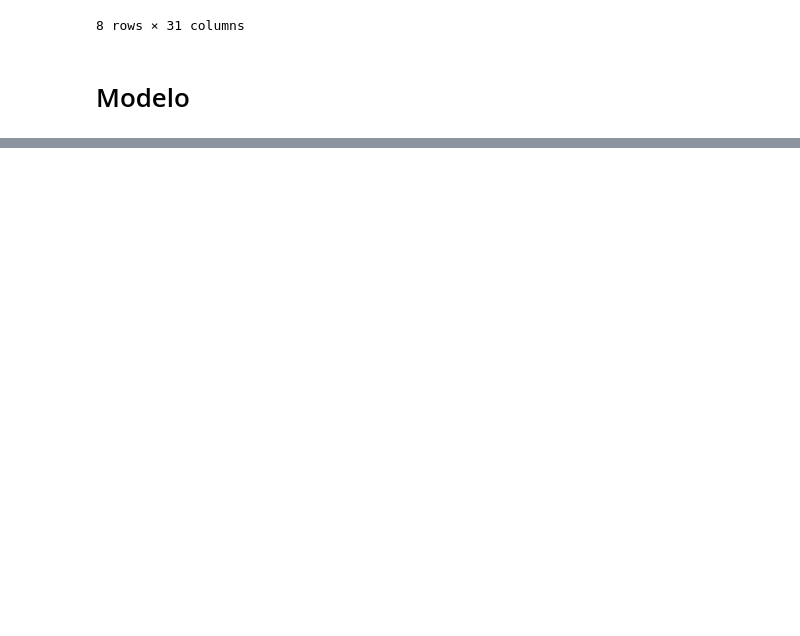
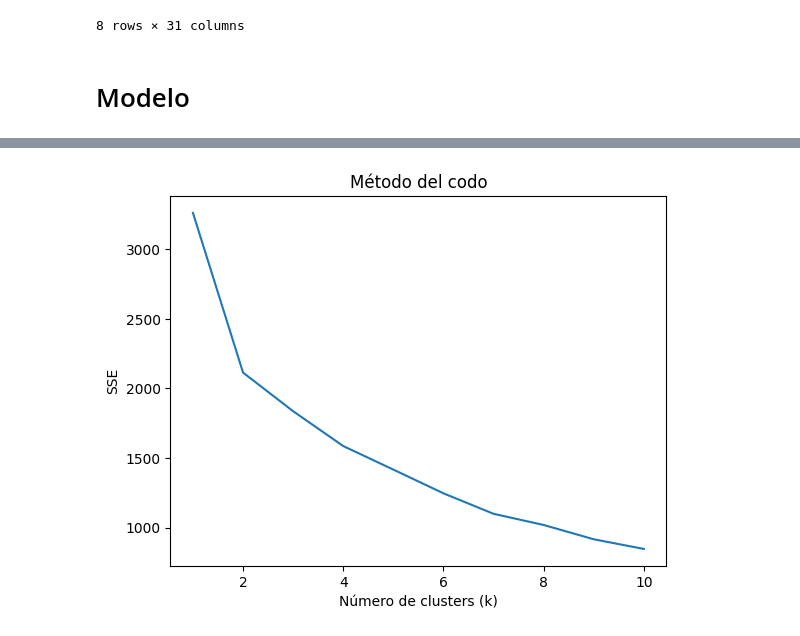
Before and after one commit to pcorner10/prep_2023, a Jupyter notebook: model.ipynb, the cells around one changed output, grey strips where cells are left out. Cells and saved outputs as stored; diff of their text form; code cells hidden in the pictures; blank space fills up the shorter version.

Commit message:
kmeans

```diff
--- a/model.ipynb
+++ b/model.ipynb
@@ -128,6 +128,12 @@ df_full.replace([np.nan], 0, inplace=True)
 
 df_full.dropna(subset="Depth",inplace=True)
 df_full.drop(columns=["CVEGEO","area"], inplace=True)
+# %%
+# Calcular la cantidad de agua acumulada por área durante la tormenta
+df_full["acum_agua"] = df_full["Depth"] * df_full["area"]
+
+# Calcular el índice de riesgo basado en la cantidad de agua acumulada y la densidad poblacional
+df_full["riesgo"] = np.where(df_full["POBTOT"] == 0, 0, df_full["acum_agua"] / df_full["POBTOT"])
 # %%
 df_full.describe()
 # %% [output]
@@ -222,0 +366,27 @@ NameError: name 'train_data' is not defined
+# %%
+# Aplicar el método del codo para encontrar el valor óptimo de k
+sse = [] # lista vacía para guardar los valores de SSE
+k_range = range(1,11) # rango de valores posibles de k (de 1 a 10)
+for k in k_range:
+    modelo = KMeans(n_clusters=k) # inicializar el modelo con k clusters
+    modelo.fit(datos_norm) # ajustar el modelo a los datos normalizados
+    sse.append(modelo.inertia_) # agregar el valor de SSE a la lista
+# %%
+# Graficar los valores de SSE en función de k
+plt.plot(k_range,sse)
+plt.xlabel('Número de clusters (k)')
+plt.ylabel('SSE')
+plt.title('Método del codo')
+plt.show()
+
+# Elegir el valor óptimo de k según el gráfico (en este caso supongamos que es 4)
+k_optimo = 4
+
+# Inicializar y ajustar el modelo con k_optimo clusters
+modelo_optimo = KMeans(n_clusters=k_optimo)
+etiquetas_optimas = modelo_optimo.fit_predict(datos_norm)
+
+# Recuperar los centroides óptimos
+centroides_optimos = modelo_optimo.cluster_centers_
+# %% [output]
+[figure, added]
```
Also changed, not shown: parts of 26 cells of this notebook, 1 other file.
